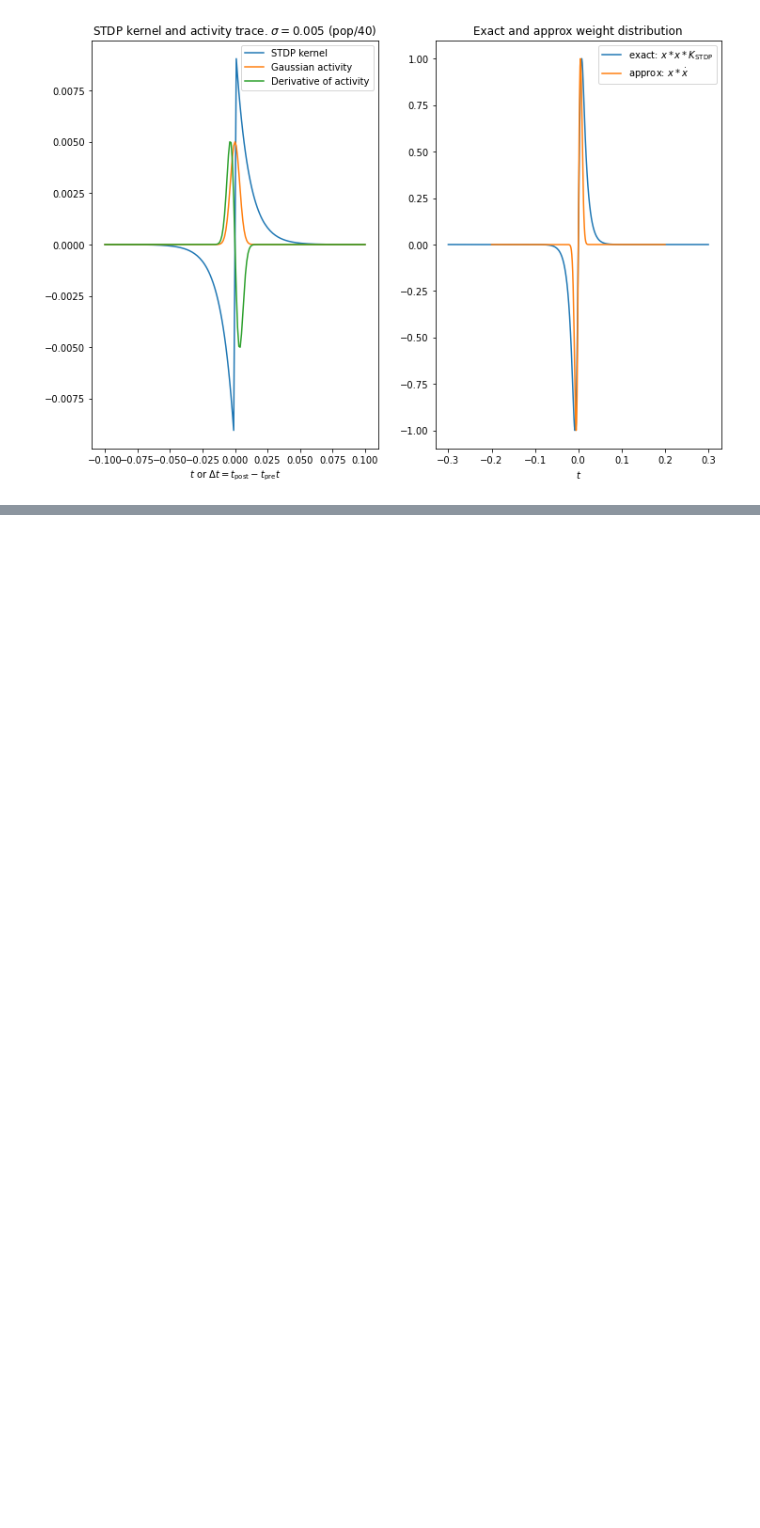
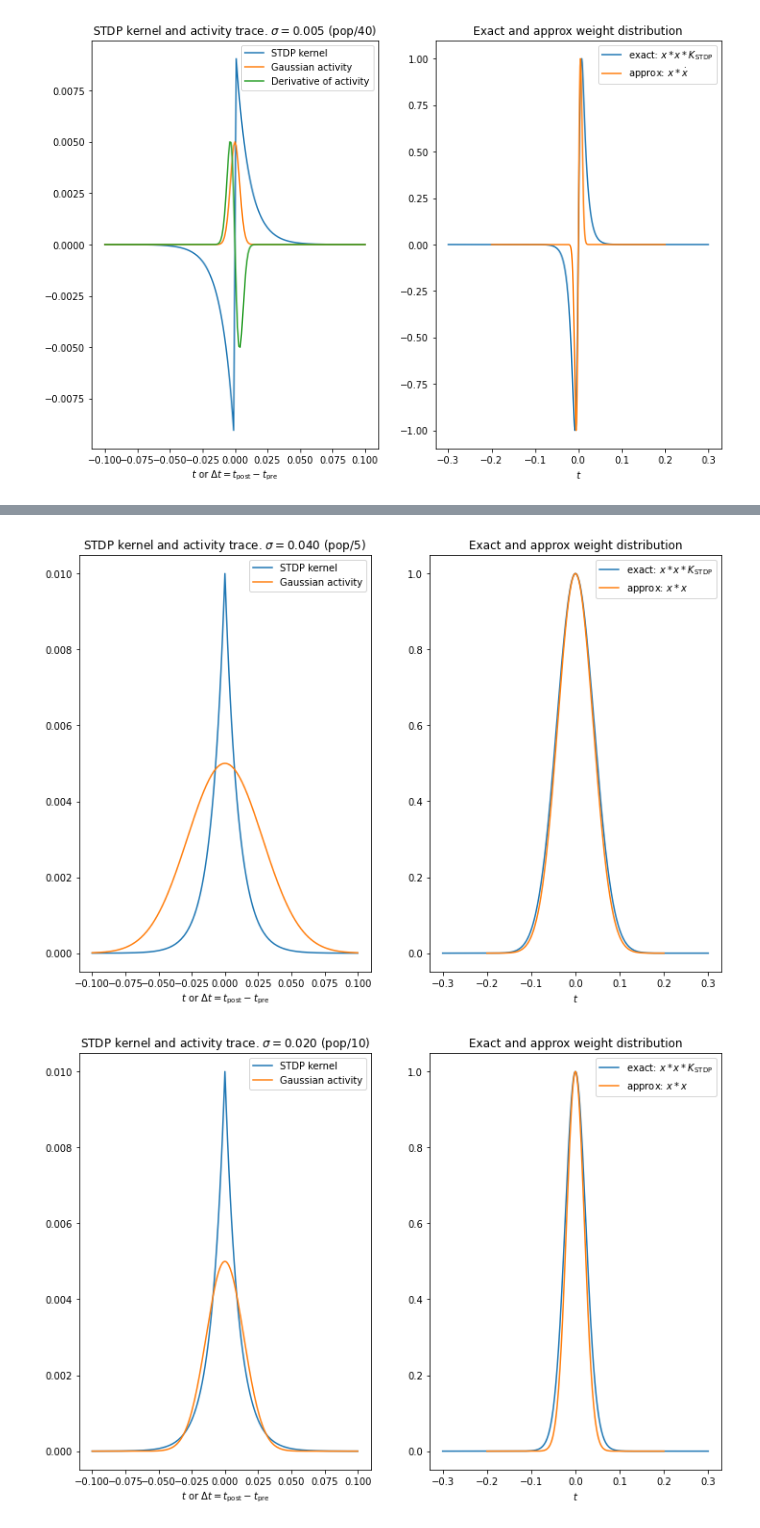
Before and after one commit to Dominic-DallOsto/STDP-Resonant-Networks, a Jupyter notebook: taylor series approximation analysis.ipynb, the cells around one changed output, grey strips where cells are left out. Drawn from its saved outputs; the diff is of its cells as text; code cells hidden in the pictures; blank space fills up the shorter version.

Commit message:
Analyse the Taylor series approximation for the symmetrical kernel too

```diff
--- a/taylor series approximation analysis.ipynb
+++ b/taylor series approximation analysis.ipynb
@@ -78,0 +88,40 @@ For small values of the Gaussian standard deviation (population size / 40) the a
+# %%
+A_plus = 1e-2
+A_minus = 1e-2
+tau_stdp = 10e-3
+num_neurons = 200
+dt = 1e-3
+
+# simulation parameters
+num_neurons = 200
+bump_speed = 1 # neurons / ms
+period = num_neurons // bump_speed # ms
+
+stdp_kernel = lambda delta_t: (A_plus * (delta_t > 0) + A_minus * (delta_t < 0) + (A_minus + A_plus)/2 * (delta_t == 0)) * np.exp(-abs(delta_t) / tau_stdp)
+gaussian = lambda t,sigma: 1/(sigma*np.sqrt(2*np.pi)) * np.exp(- (t/sigma)**2)
+correlate = lambda x, y: np.correlate(x, y, 'full')
+
+scale = lambda x: x / x.max()
+
+delta_t = np.arange(-period//2,period//2+1) * dt
+
+for n in [5,10,20,30,40]:
+	sigma = period/1000/n
+	g = gaussian(delta_t,sigma)
+
+	fig, (ax0, ax1) = plt.subplots(1, 2)
+	ax0.plot(delta_t, stdp_kernel(delta_t), label='STDP kernel')
+	ax0.plot(delta_t,A_plus/2*scale(g), label='Gaussian activity')
+	ax0.set_xlabel(r'$t$ or $\Delta t = t_{\rm{post}} - t_{\rm{pre}}$')
+	ax0.set_title(f'STDP kernel and activity trace. $\\sigma = {sigma:.3f}$ (pop/{n})')
+	ax0.legend()
+
+	ax1.plot(np.linspace(-0.3,0.3,601), scale(correlate(correlate(stdp_kernel(delta_t), g), g)), label=r'exact: $x * x * K_{\rm{STDP}}$')
+	ax1.plot(np.linspace(-0.2,0.2,401), scale(correlate(g,g)), label=r'approx: $x * x$')
+	ax1.set_xlabel(r'$t$')
+	ax1.set_title('Exact and approx weight distribution')
+	ax1.legend()
+	plt.show()
+# %% [output]
+[figure, added]
+[figure, added]
```
Also changed, not shown: parts of 7 cells of this notebook.
